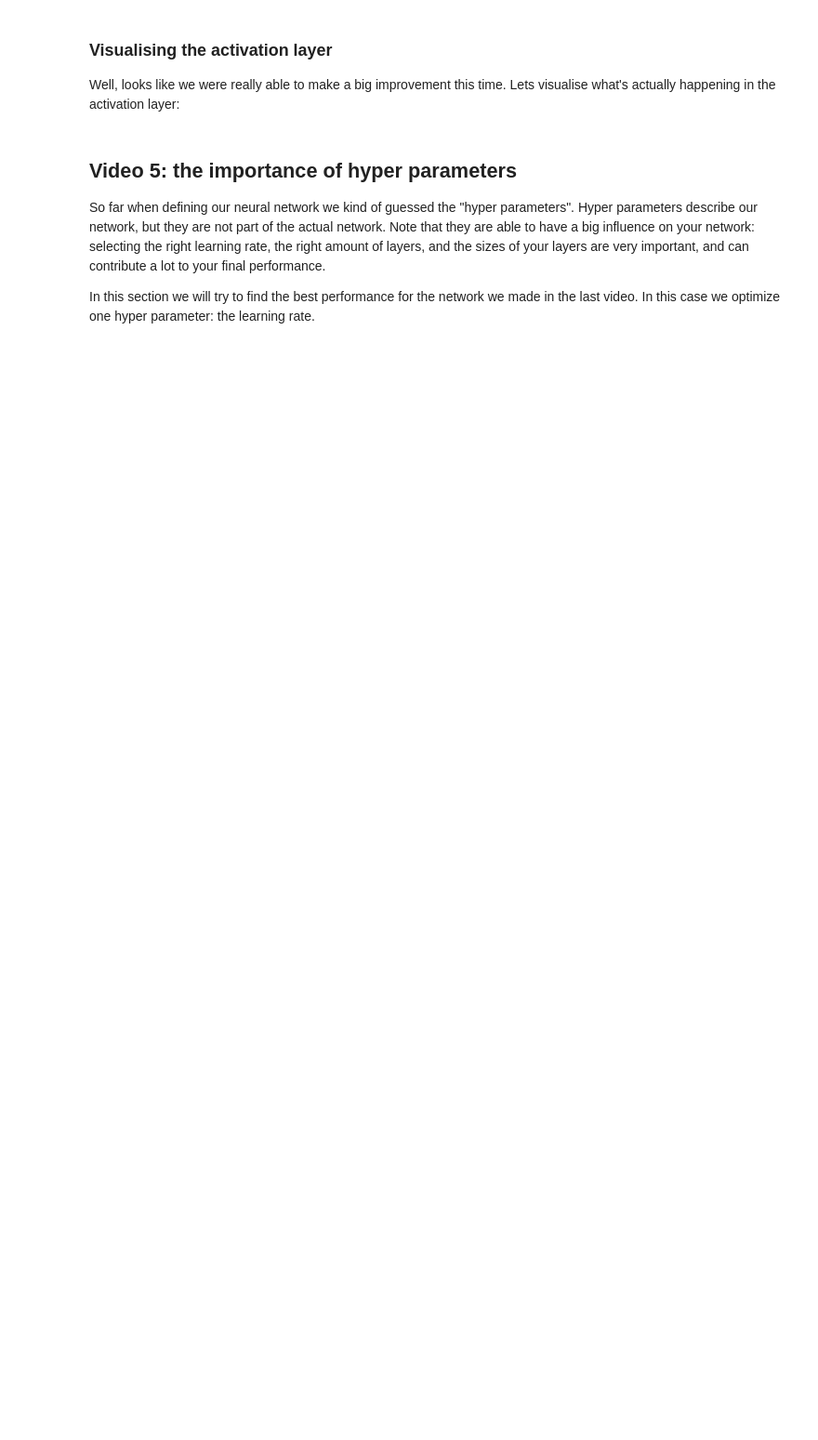
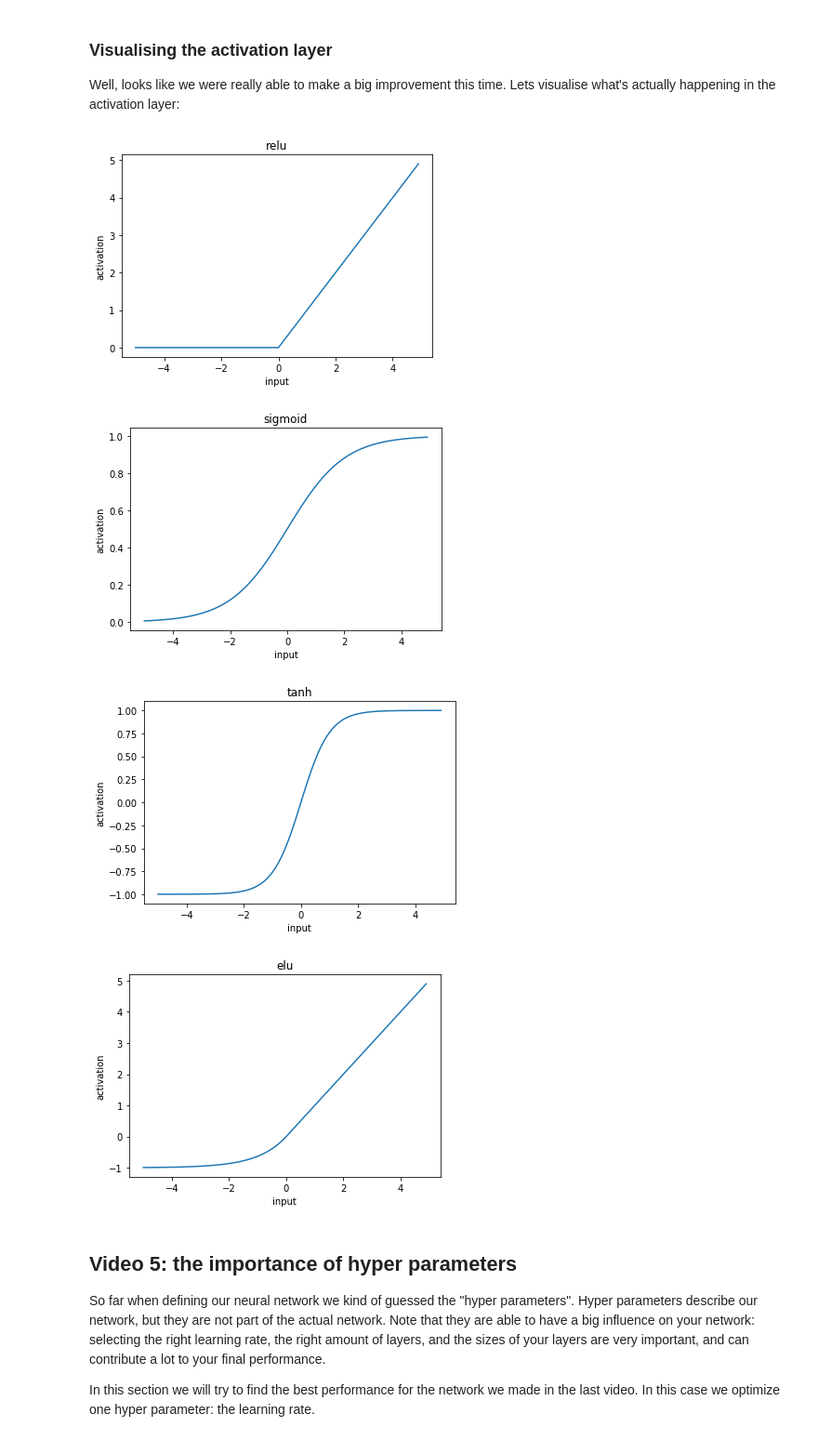
Before and after one commit to rmeertens/tensorflowcourse, a Jupyter notebook: Section 3 Predicting ground state energies of molecules.ipynb, the cells around one changed output. Shown at 93% size. Cells and saved outputs as stored; diff of their text form; code cells hidden in the pictures; blank space fills up the shorter version.

```diff
--- a/Section 3 Predicting ground state energies of molecules.ipynb
+++ b/Section 3 Predicting ground state energies of molecules.ipynb
@@ -616,7 +610,7 @@ print("MSE: " + str(mse))
 ### Visualising the activation layer
 Well, looks like we were really able to make a big improvement this time. Lets visualise what's actually happening in the activation layer:
 # %%
-def visualise_function(function, name):
+def visualize_function(function, name):
     ## Create inputs between -5 and 5, and put this in a Tensorflow variable
     inputdata = np.arange(-5.0, 5.0, 0.1)
     mydatainput = tf.Variable(inputdata)
@@ -639,11 +633,16 @@ def visualise_function(function, name):
 # %%
 activation_functions = [(tf.nn.relu, "relu"),
                         (tf.nn.sigmoid, "sigmoid"),
                         (tf.nn.tanh, "tanh"),
                        (tf.nn.elu, "elu")]
 
 for func, name in activation_functions:
-    visualise_function(func, name)
+    visualize_function(func, name)
+# %% [output]
+[figure, added]
+[figure, added]
+[figure, added]
+[figure, added]
 # %% [markdown]
 ## Video 5: the importance of hyper parameters
 So far when defining our neural network we kind of guessed the "hyper parameters". Hyper parameters describe our network, but they are not part of the actual network. Note that they are able to have a big influence on your network: selecting the right learning rate, the right amount of layers, and the sizes of your layers are very important, and can contribute a lot to your final performance.
```
Also changed, not shown: parts of 13 cells of this notebook, 1 other file.
